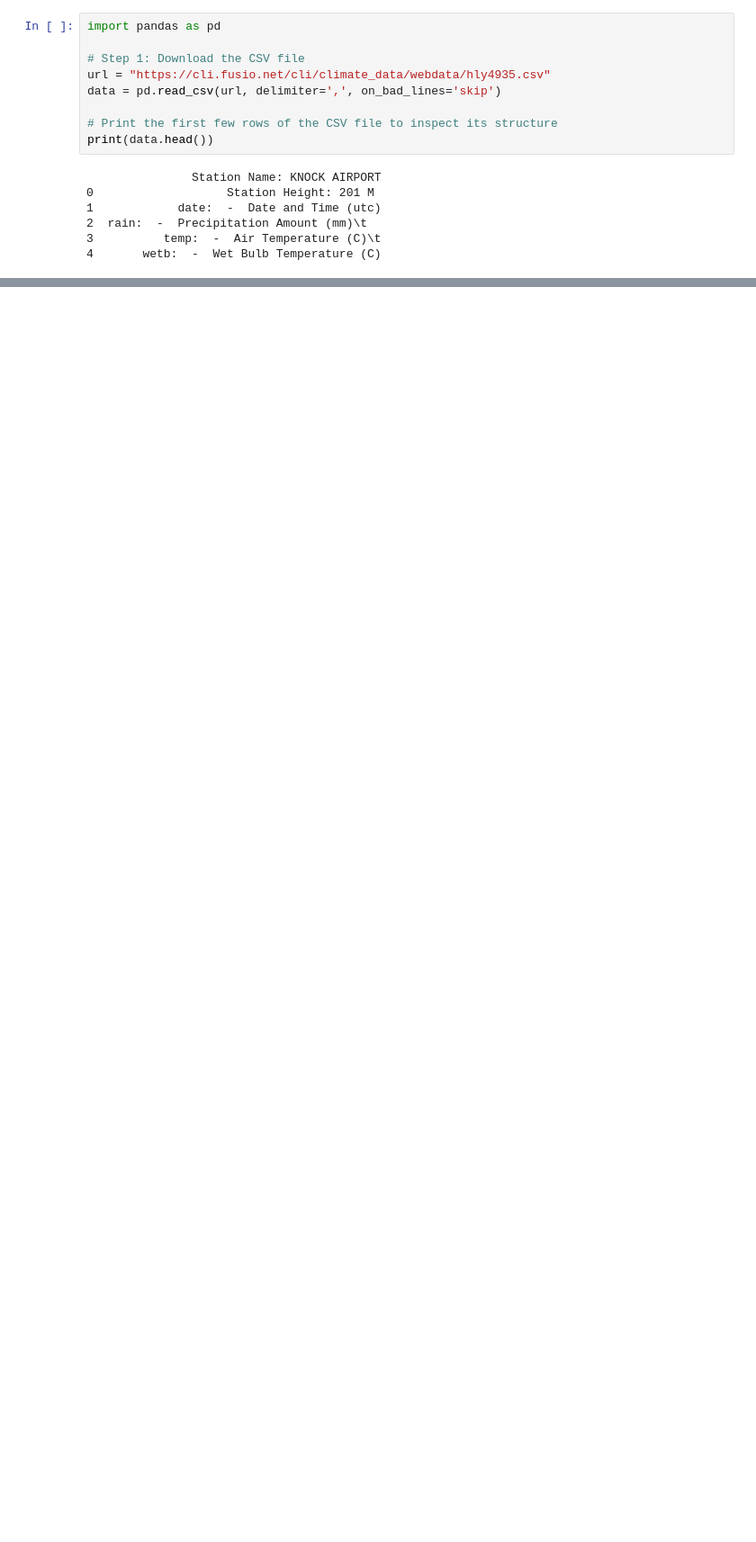
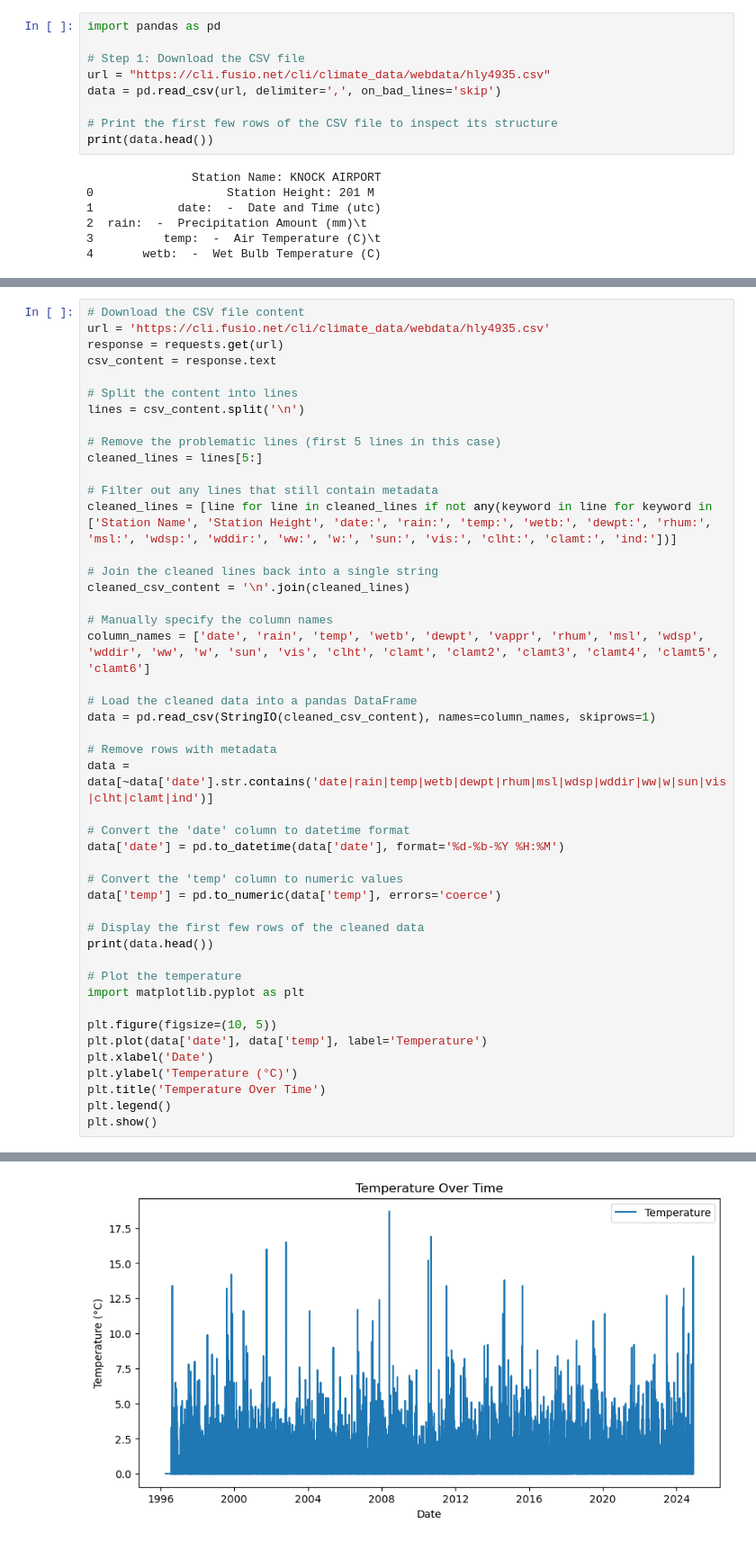
Before and after one commit to IanaraFer/programming-for-data-analytics, a Jupyter notebook: assignments/assignment_6_Weather.ipynb, the cells around one changed output, grey strips where cells are left out. Shown at 90% size. Saved outputs shown, nothing was run; the diff lists cells and outputs as text; blank space fills up the shorter version.

```diff
--- a/assignments/assignment_6_Weather.ipynb
+++ b/assignments/assignment_6_Weather.ipynb
@@ -357,0 +256,47 @@ KeyError: 'date'
+# %%
+# Download the CSV file content
+url = 'https://cli.fusio.net/cli/climate_data/webdata/hly4935.csv'
+response = requests.get(url)
+csv_content = response.text
+
+# Split the content into lines
+lines = csv_content.split('\n')
+
+# Remove the problematic lines (first 5 lines in this case)
+cleaned_lines = lines[5:]
+
+# Filter out any lines that still contain metadata
+cleaned_lines = [line for line in cleaned_lines if not any(keyword in line for keyword in ['Station Name', 'Station Height', 'date:', 'rain:', 'temp:', 'wetb:', 'dewpt:', 'rhum:', 'msl:', 'wdsp:', 'wddir:', 'ww:', 'w:', 'sun:', 'vis:', 'clht:', 'clamt:', 'ind:'])]
+
+# Join the cleaned lines back into a single string
+cleaned_csv_content = '\n'.join(cleaned_lines)
+
+# Manually specify the column names
+column_names = ['date', 'rain', 'temp', 'wetb', 'dewpt', 'vappr', 'rhum', 'msl', 'wdsp', 'wddir', 'ww', 'w', 'sun', 'vis', 'clht', 'clamt', 'clamt2', 'clamt3', 'clamt4', 'clamt5', 'clamt6']
+
+# Load the cleaned data into a pandas DataFrame
+data = pd.read_csv(StringIO(cleaned_csv_content), names=column_names, skiprows=1)
+
+# Remove rows with metadata
+data = data[~data['date'].str.contains('date|rain|temp|wetb|dewpt|rhum|msl|wdsp|wddir|ww|w|sun|vis|clht|clamt|ind')]
+
+# Convert the 'date' column to datetime format
+data['date'] = pd.to_datetime(data['date'], format='%d-%b-%Y %H:%M')
+
+# Convert the 'temp' column to numeric values
+data['temp'] = pd.to_numeric(data['temp'], errors='coerce')
+
+# Display the first few rows of the cleaned data
+print(data.head())
+
+# Plot the temperature
+import matplotlib.pyplot as plt
+
+plt.figure(figsize=(10, 5))
+plt.plot(data['date'], data['temp'], label='Temperature')
+plt.xlabel('Date')
+plt.ylabel('Temperature (°C)')
+plt.title('Temperature Over Time')
+plt.legend()
+plt.show()
+# %% [output]
@@ -357,0 +318 @@ KeyError: 'date'
+[figure, added]
```
Also changed, not shown: parts of 25 cells of this notebook.
